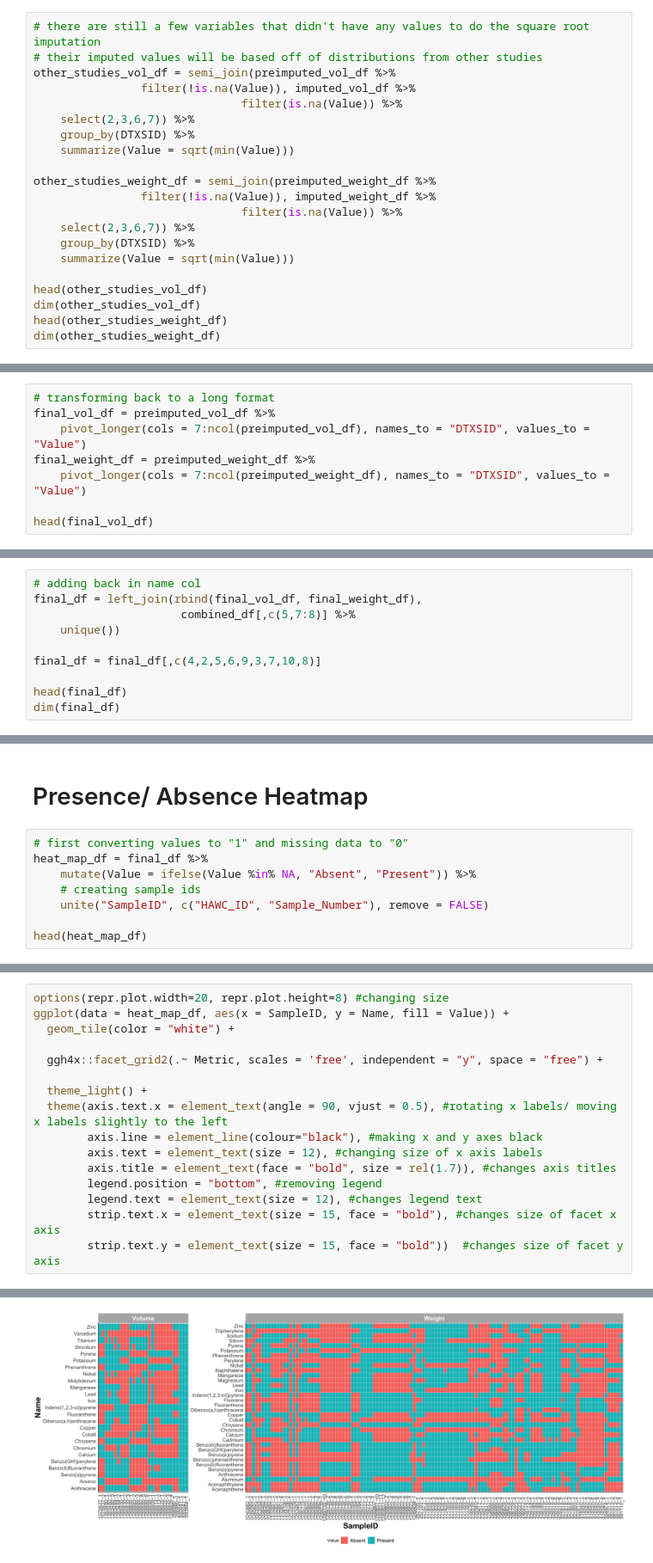
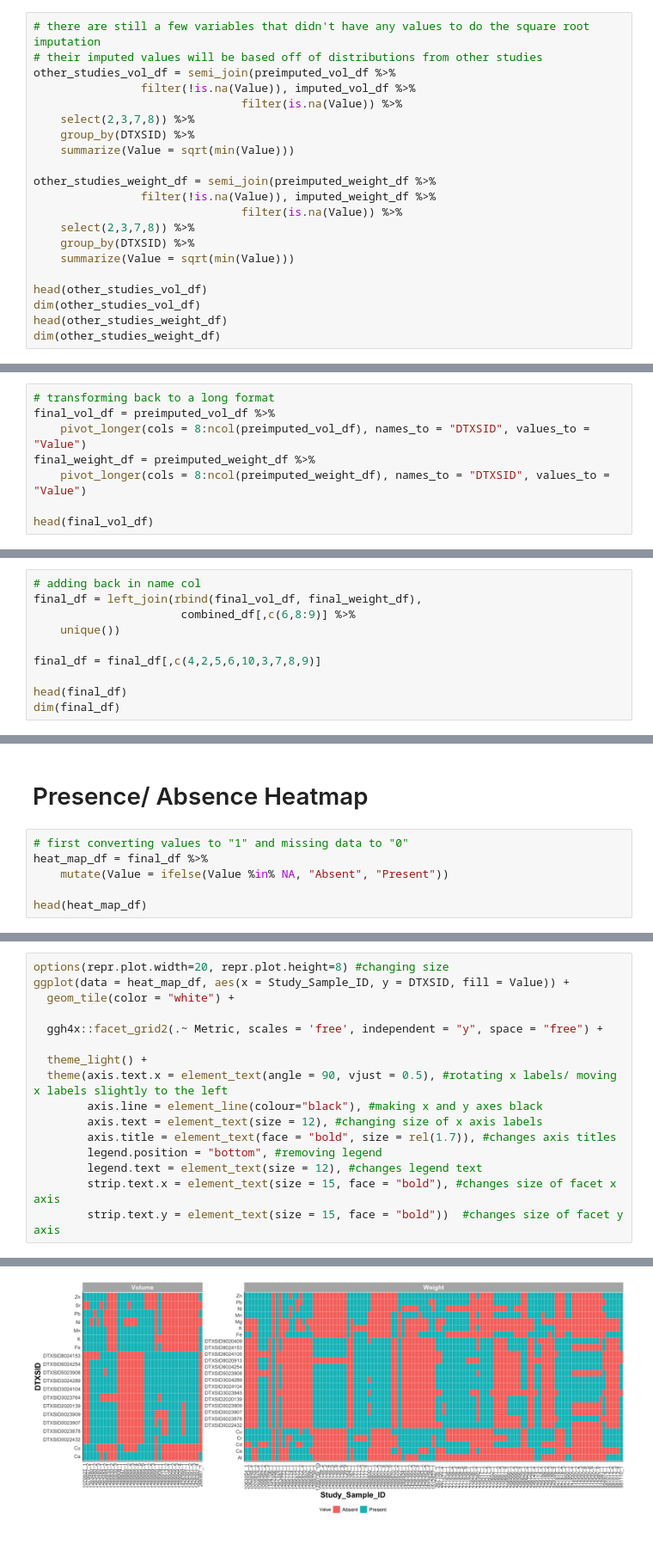
Before and after one commit to UNC-CEMALB/P1015.-Wildfire_Suffcient_Similiarity, a Jupyter notebook: 1. Data Processing/Data Processing.ipynb, the cells around one changed output, grey strips where cells are left out. Shown at 86% size. Saved outputs shown, nothing was run; the diff lists cells and outputs as text.

```diff
--- a/1. Data Processing/Data Processing.ipynb
+++ b/1. Data Processing/Data Processing.ipynb
@@ -451,14 +470,14 @@ A tibble: 6 × 9
 other_studies_vol_df = semi_join(preimputed_vol_df %>%
                 filter(!is.na(Value)), imputed_vol_df %>%
                                filter(is.na(Value)) %>%
-    select(2,3,6,7)) %>%
+    select(2,3,7,8)) %>%
     group_by(DTXSID) %>%
     summarize(Value = sqrt(min(Value)))
 
 other_studies_weight_df = semi_join(preimputed_weight_df %>%
                 filter(!is.na(Value)), imputed_weight_df %>%
                                filter(is.na(Value)) %>%
-    select(2,3,6,7)) %>%
+    select(2,3,7,8)) %>%
     group_by(DTXSID) %>%
     summarize(Value = sqrt(min(Value)))
 
@@ -658,9 +674,9 @@ nrow(preimputed_weight_df)
 # %%
 # transforming back to a long format
 final_vol_df = preimputed_vol_df %>%
-    pivot_longer(cols = 7:ncol(preimputed_vol_df), names_to = "DTXSID", values_to = "Value")
+    pivot_longer(cols = 8:ncol(preimputed_vol_df), names_to = "DTXSID", values_to = "Value")
 final_weight_df = preimputed_weight_df %>%
-    pivot_longer(cols = 7:ncol(preimputed_weight_df), names_to = "DTXSID", values_to = "Value")
+    pivot_longer(cols = 8:ncol(preimputed_weight_df), names_to = "DTXSID", values_to = "Value")
 
 head(final_vol_df)
 # %% [output]
@@ -676,10 +692,10 @@ A tibble: 6 × 8
 # %%
 # adding back in name col
 final_df = left_join(rbind(final_vol_df, final_weight_df),
-                      combined_df[,c(5,7:8)] %>%
+                      combined_df[,c(6,8:9)] %>%
     unique())
 
-final_df = final_df[,c(4,2,5,6,9,3,7,10,8)]
+final_df = final_df[,c(4,2,5,6,10,3,7,8,9)]
 
 head(final_df)
 dim(final_df)
@@ -704,9 +720,7 @@ A tibble: 6 × 9
 # %%
 # first converting values to "1" and missing data to "0"
 heat_map_df = final_df %>%
-    mutate(Value = ifelse(Value %in% NA, "Absent", "Present")) %>%
-    # creating sample ids
-    unite("SampleID", c("HAWC_ID", "Sample_Number"), remove = FALSE)
+    mutate(Value = ifelse(Value %in% NA, "Absent", "Present"))
 
 head(heat_map_df)
 # %% [output]
@@ -722,21 +736,21 @@ A tibble: 6 × 10
 # %%
 options(repr.plot.width=20, repr.plot.height=8) #changing size
-ggplot(data = heat_map_df, aes(x = SampleID, y = Name, fill = Value)) +
+ggplot(data = heat_map_df, aes(x = Study_Sample_ID, y = DTXSID, fill = Value)) +
   geom_tile(color = "white") +
 
   ggh4x::facet_grid2(.~ Metric, scales = 'free', independent = "y", space = "free") +
 
   theme_light() +
   theme(axis.text.x = element_text(angle = 90, vjust = 0.5), #rotating x labels/ moving x labels slightly to the left
         axis.line = element_line(colour="black"), #making x and y axes black
         axis.text = element_text(size = 12), #changing size of x axis labels
         axis.title = element_text(face = "bold", size = rel(1.7)), #changes axis titles
         legend.position = "bottom", #removing legend
         legend.text = element_text(size = 12), #changes legend text
         strip.text.x = element_text(size = 15, face = "bold"), #changes size of facet x axis
         strip.text.y = element_text(size = 15, face = "bold"))  #changes size of facet y axis
 # %% [output]
 Warning message:
 “y cannot have free space if axes are independent.
 ℹ Overriding `space` for y to "FALSE".”
-[figure, old version]
+[figure, new version]
```
Also changed, not shown: parts of 32 cells of this notebook.
